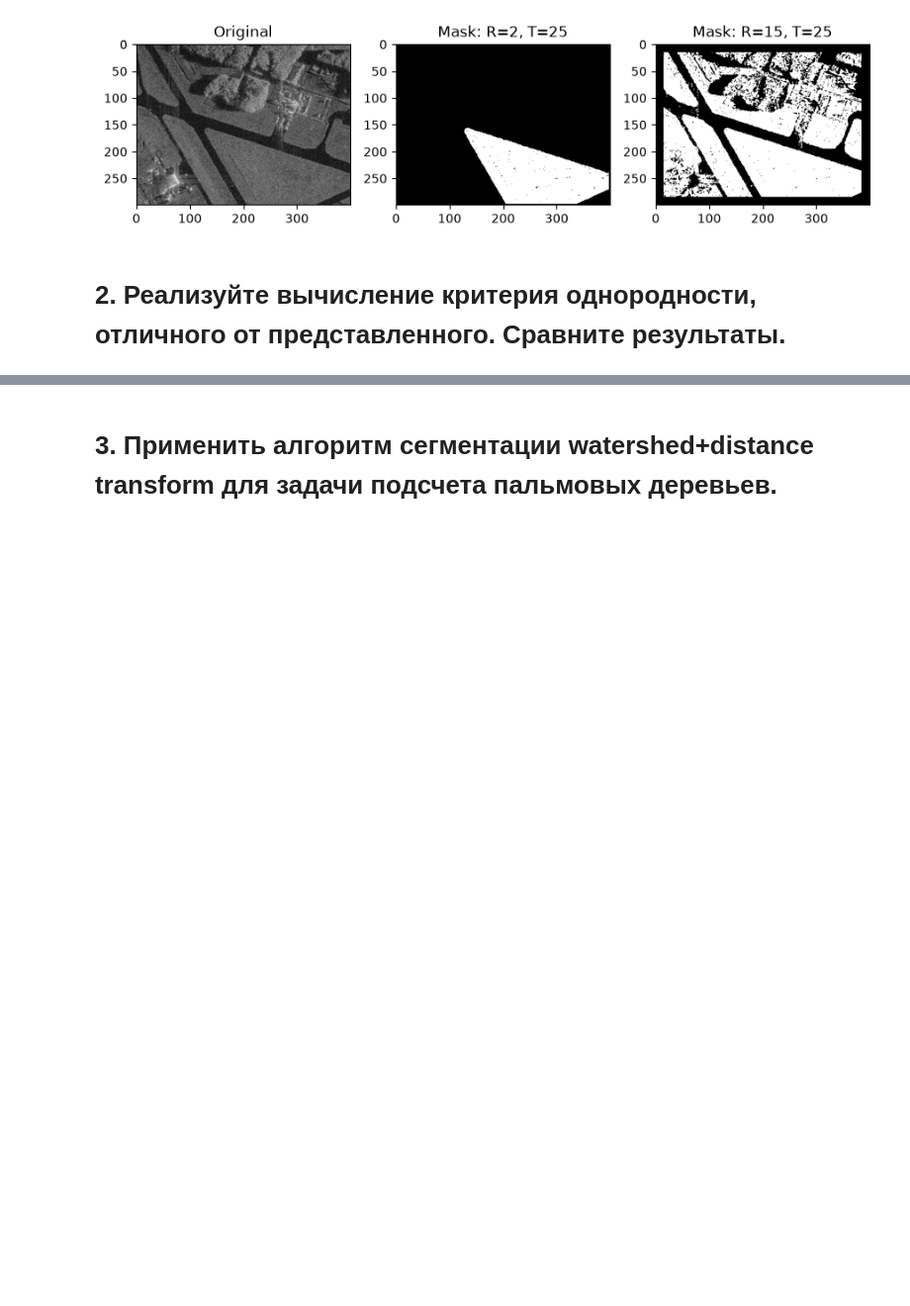
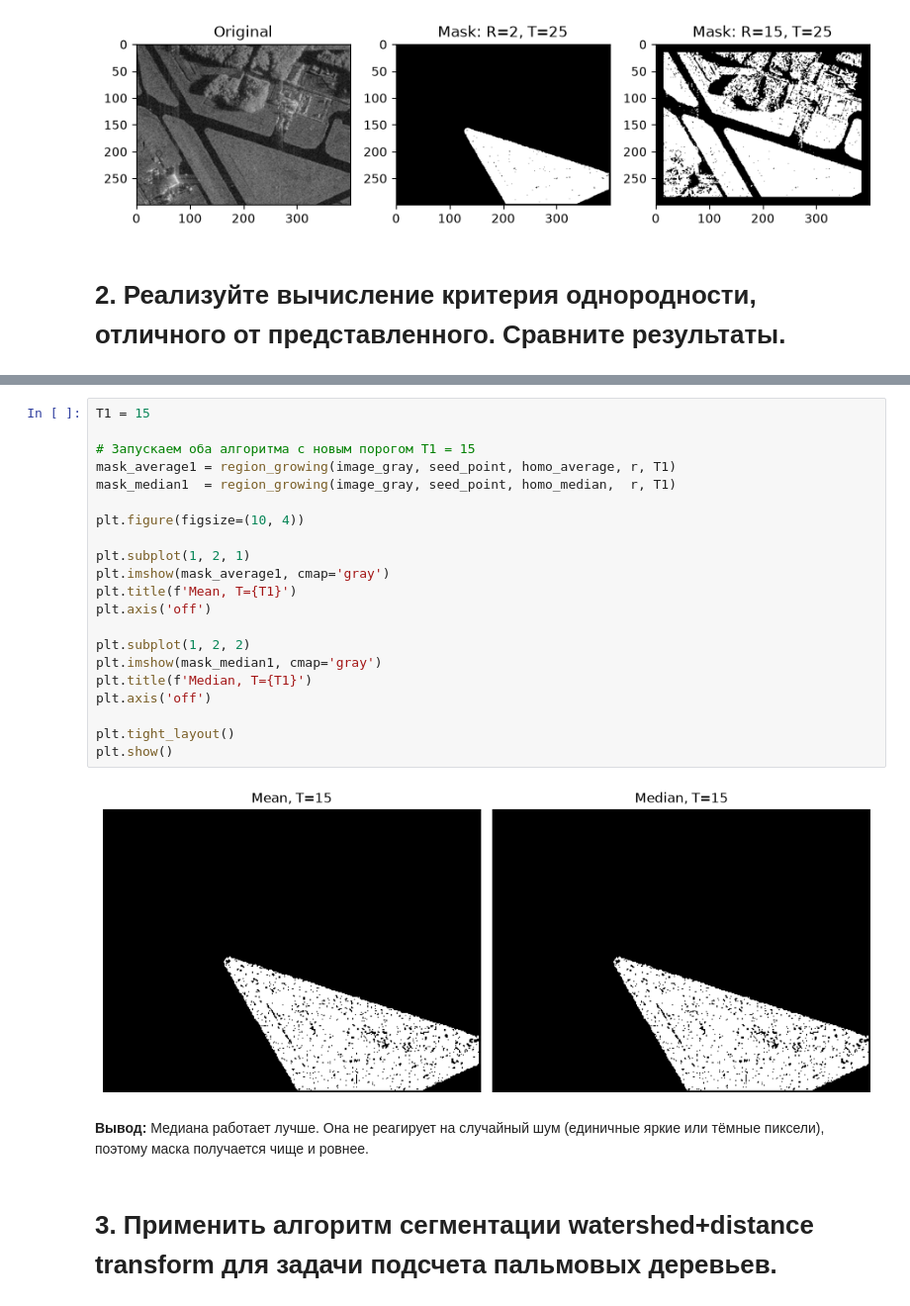
Before and after one commit to idexsts/image_processing, a Jupyter notebook: task4_segmentation/task4.ipynb, the cells around one changed output, grey strips where cells are left out. Shown at 99% size. Cells and saved outputs as stored; diff of their text form; blank space fills up the shorter version.

```diff
--- a/task4_segmentation/task4.ipynb
+++ b/task4_segmentation/task4.ipynb
@@ -96,3 +87,28 @@ K-means — это инструмент для общей разбивки ка
+# %%
+T1 = 15
+
+# Запускаем оба алгоритма с новым порогом T1 = 15
+mask_average1 = region_growing(image_gray, seed_point, homo_average, r, T1)
+mask_median1  = region_growing(image_gray, seed_point, homo_median,  r, T1)
+
+plt.figure(figsize=(10, 4))
+
+plt.subplot(1, 2, 1)
+plt.imshow(mask_average1, cmap='gray')
+plt.title(f'Mean, T={T1}')
+plt.axis('off')
+
+plt.subplot(1, 2, 2)
+plt.imshow(mask_median1, cmap='gray')
+plt.title(f'Median, T={T1}')
+plt.axis('off')
+
+plt.tight_layout()
+plt.show()
+# %% [output]
+[figure, added]
+# %% [markdown]
+**Вывод:** Медиана работает лучше. Она не реагирует на случайный шум (единичные яркие или тёмные пиксели), поэтому маска получается чище и ровнее.
 # %% [markdown]
 # **3. Применить алгоритм сегментации watershed+distance transform для задачи подсчета пальмовых деревьев.**
 # %%
```
Also changed, not shown: parts of 2 cells of this notebook.
